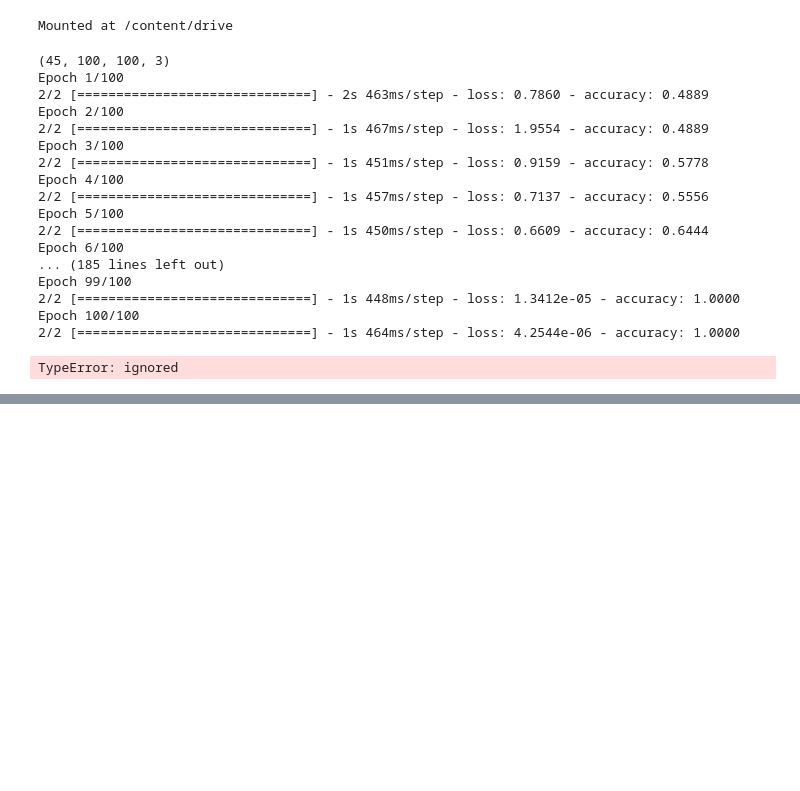
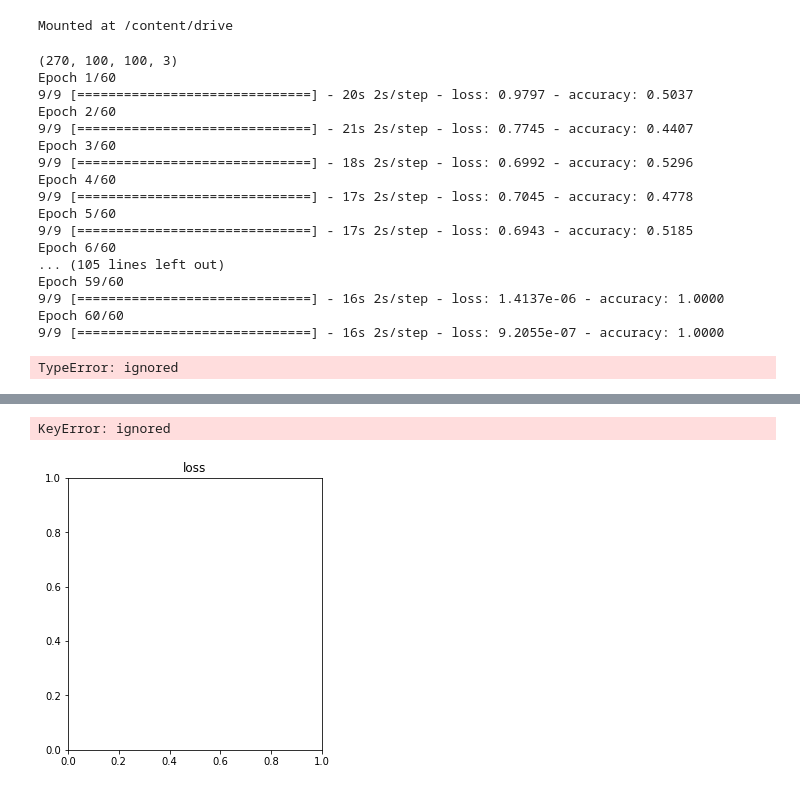
Before and after one commit to ko-syo-noyome/OpenCV-lesson, a Jupyter notebook: machine_learning.ipynb, the cells around one changed output, grey strips where cells are left out. Saved outputs shown, nothing was run; the diff lists cells and outputs as text; code cells hidden in the pictures; blank space fills up the shorter version.

```diff
--- a/machine_learning.ipynb
+++ b/machine_learning.ipynb
@@ -55,9 +55,10 @@ import datetime
 
 
 
+
 classes=["image1","image2"]
 num_classes=len(classes)
-image_size=50
+image_size=100
 
 
 # main 関数
@@ -92,8 +93,8 @@ def model_train(X,y):
                         optimizer=opt,metrics=['accuracy'])
 
 
-
-    model.fit(X,y,batch_size=32,epochs=100)
+    global history
+    history=model.fit(X,y,batch_size=32,epochs=60)
 
     model.save('./drive/MyDrive/larning-image/part_cn.txt')
 
@@ -102,11 +103,7 @@ def model_train(X,y):
 
 def main():
     X_train,X_test,y_train,y_test=np.load("./drive/MyDrive/larning-image/part.npy",allow_pickle=True)
-    # print(len(X_train))
-    # print(len(X_test))
 
-    # print(len(y_train))
-    # print(len(y_test))
     print(X_train.shape)
 
     X_train=X_train.astype("float")/256
@@ -130,23 +127,49 @@ def model_eval(model,X,y):
 if __name__=="__main__":
     main()
 # %% [output]
-(45, 100, 100, 3)
-Epoch 1/100
-2/2 [==============================] - 2s 463ms/step - loss: 0.7860 - accuracy: 0.4889
-Epoch 2/100
-2/2 [==============================] - 1s 467ms/step - loss: 1.9554 - accuracy: 0.4889
-Epoch 3/100
-2/2 [==============================] - 1s 451ms/step - loss: 0.9159 - accuracy: 0.5778
-Epoch 4/100
-2/2 [==============================] - 1s 457ms/step - loss: 0.7137 - accuracy: 0.5556
-Epoch 5/100
-2/2 [==============================] - 1s 450ms/step - loss: 0.6609 - accuracy: 0.6444
-Epoch 6/100
-... (185 lines left out)
-Epoch 99/100
-2/2 [==============================] - 1s 448ms/step - loss: 1.3412e-05 - accuracy: 1.0000
-Epoch 100/100
-2/2 [==============================] - 1s 464ms/step - loss: 4.2544e-06 - accuracy: 1.0000
+(270, 100, 100, 3)
+Epoch 1/60
+9/9 [==============================] - 20s 2s/step - loss: 0.9797 - accuracy: 0.5037
+Epoch 2/60
+9/9 [==============================] - 21s 2s/step - loss: 0.7745 - accuracy: 0.4407
+Epoch 3/60
+9/9 [==============================] - 18s 2s/step - loss: 0.6992 - accuracy: 0.5296
+Epoch 4/60
+9/9 [==============================] - 17s 2s/step - loss: 0.7045 - accuracy: 0.4778
+Epoch 5/60
+9/9 [==============================] - 17s 2s/step - loss: 0.6943 - accuracy: 0.5185
+Epoch 6/60
+... (105 lines left out)
+Epoch 59/60
+9/9 [==============================] - 16s 2s/step - loss: 1.4137e-06 - accuracy: 1.0000
+Epoch 60/60
+9/9 [==============================] - 16s 2s/step - loss: 9.2055e-07 - accuracy: 1.0000
 TypeError: ignored
 # %% [markdown]
 ![image.png](embedded-picture-1)
+# %%
+import numpy as np
+import matplotlib.pyplot as plt
+
+metrics = ['loss', 'accuracy']  # 使用する評価関数を指定
+
+plt.figure(figsize=(10, 5))  # グラフを表示するスペースを用意
+
+for i in range(len(metrics)):
+
+    metric = metrics[i]
+
+    plt.subplot(1, 2, i+1)  # figureを1×2のスペースに分け、i+1番目のスペースを使う
+    plt.title(metric)  # グラフのタイトルを表示
+
+    plt_train = history.history[metric]  # historyから訓練データの評価を取り出す
+    plt_test = history.history['val_' + metric]  # historyからテストデータの評価を取り出す
+
+    plt.plot(plt_train, label='training')  # 訓練データの評価をグラフにプロット
+    plt.plot(plt_test, label='test')  # テストデータの評価をグラフにプロット
+    plt.legend()  # ラベルの表示
+
+plt.show()  # グラフの表示
+# %% [output]
+KeyError: ignored
+[figure, added]
```
